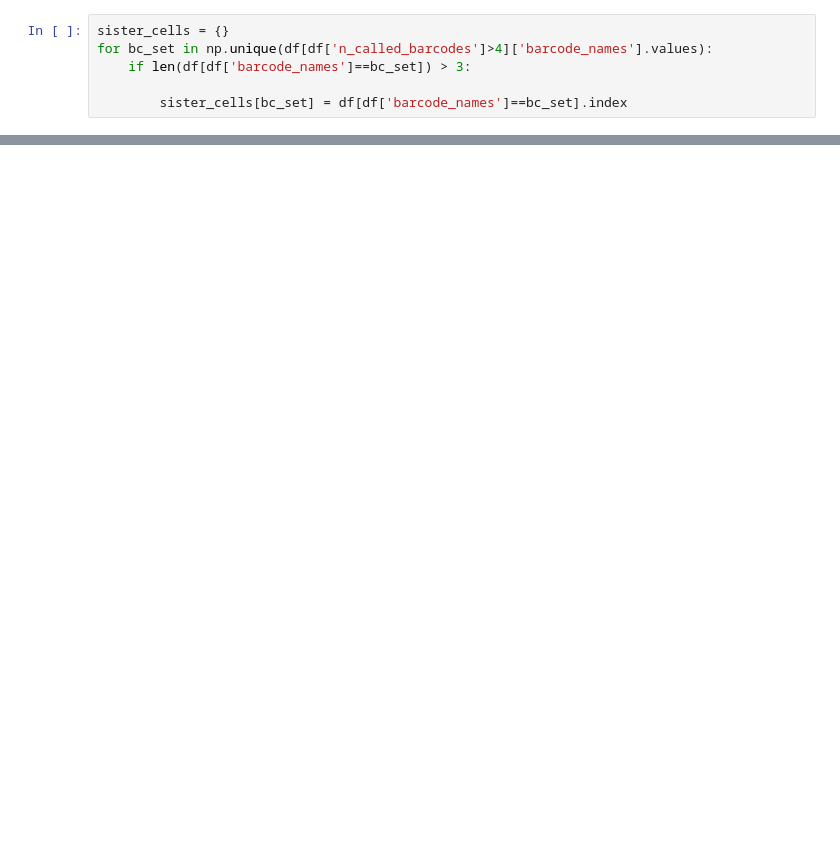
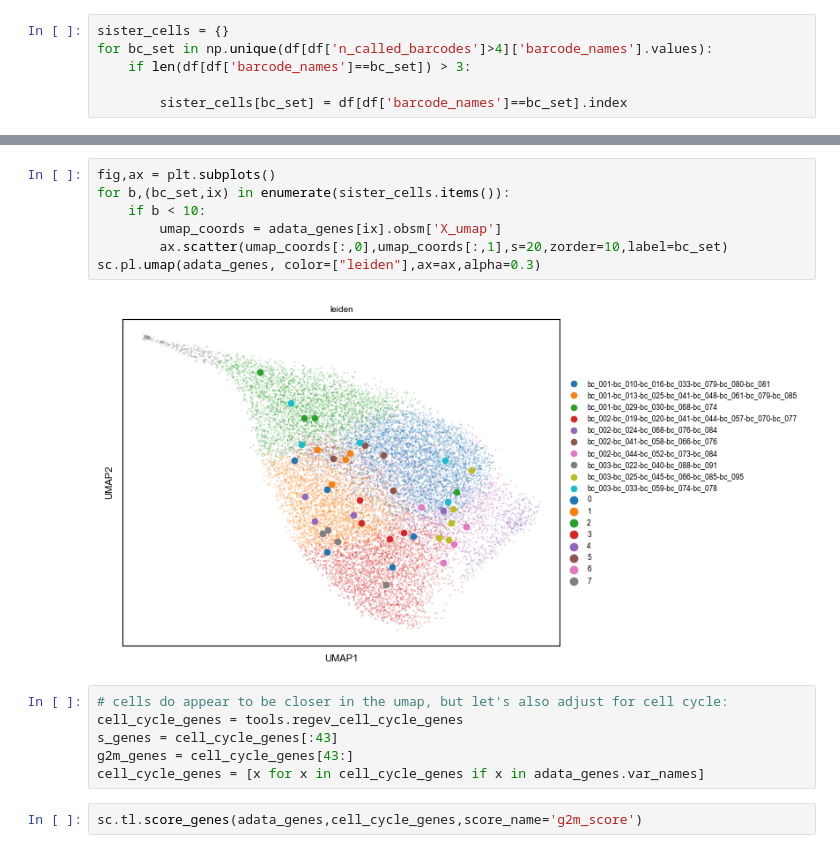
Before and after one commit to grantkinsler/SpatialBarcodes, a Jupyter notebook: paper/plotScripts/in_vitro_sister_similarity.ipynb, the cells around one changed output, grey strips where cells are left out. Saved outputs shown, nothing was run; the diff lists cells and outputs as text; blank space fills up the shorter version.

```diff
--- a/paper/plotScripts/in_vitro_sister_similarity.ipynb
+++ b/paper/plotScripts/in_vitro_sister_similarity.ipynb
@@ -88,0 +136,17 @@ for bc_set in np.unique(df[df['n_called_barcodes']>4]['barcode_names'].values):
+# %%
+fig,ax = plt.subplots()
+for b,(bc_set,ix) in enumerate(sister_cells.items()):
+    if b < 10:
+        umap_coords = adata_genes[ix].obsm['X_umap']
+        ax.scatter(umap_coords[:,0],umap_coords[:,1],s=20,zorder=10,label=bc_set)
+sc.pl.umap(adata_genes, color=["leiden"],ax=ax,alpha=0.3)
+# %% [output]
+[figure, added]
+# %%
+# cells do appear to be closer in the umap, but let's also adjust for cell cycle:
+cell_cycle_genes = tools.regev_cell_cycle_genes
+s_genes = cell_cycle_genes[:43]
+g2m_genes = cell_cycle_genes[43:]
+cell_cycle_genes = [x for x in cell_cycle_genes if x in adata_genes.var_names]
+# %%
+sc.tl.score_genes(adata_genes,cell_cycle_genes,score_name='g2m_score')
```
Also changed, not shown: parts of 26 cells of this notebook, 5 other files.
